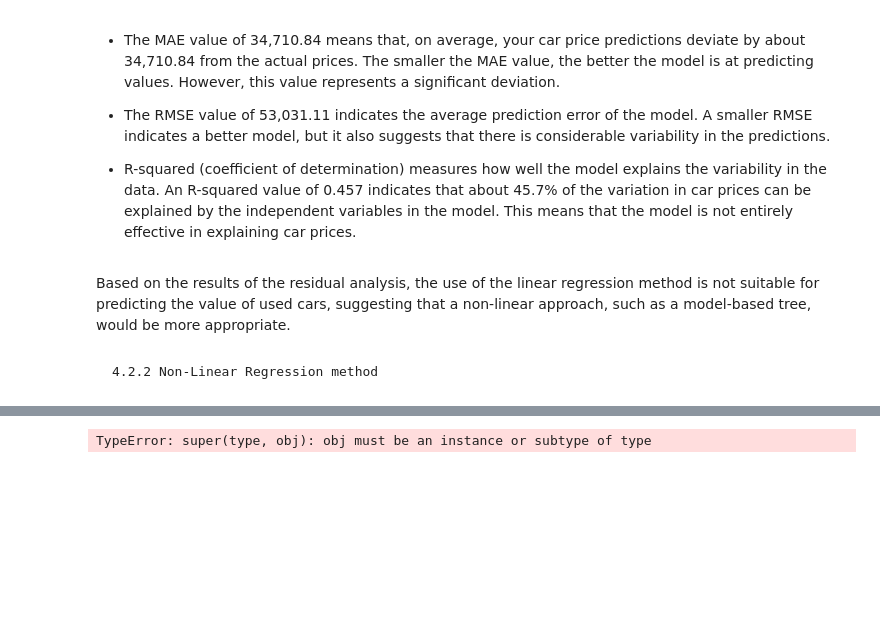
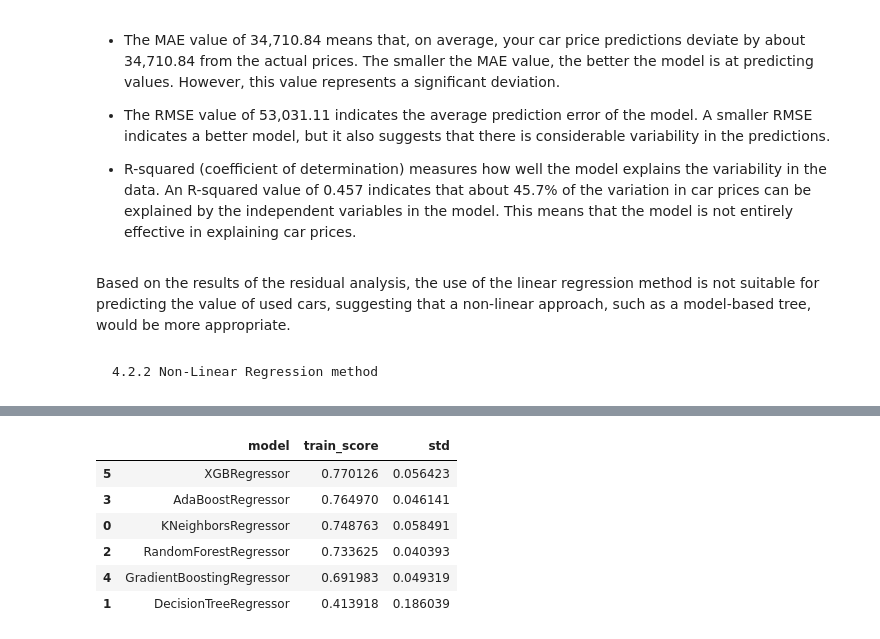
Before and after one commit to fiqrioemry/used_car_regression, a Jupyter notebook: used_car_prediction.ipynb, the cells around one changed output, grey strips where cells are left out. Saved outputs shown, nothing was run; the diff lists cells and outputs as text; code cells hidden in the pictures; blank space fills up the shorter version.

Commit message:
adding model benchmark

```diff
--- a/used_car_prediction.ipynb
+++ b/used_car_prediction.ipynb
@@ -729,7 +697,4 @@ X_train_transformed = sm.add_constant(X_train_transformed_df)
 # %%
-# Reset index pada y_train
-y_train = y_train.reset_index(drop=True)
-
-# Reset index pada X_train_transformed
-X_train_transformed = X_train_transformed.reset_index(drop=True)
+# y_train = y_train.reset_index(drop=True)
+# X_train_transformed = X_train_transformed.reset_index(drop=True)
 # %%
@@ -830,12 +767,12 @@ xgb = XGBRegressor(random_state=RANDOM_STATE)
 # %%
 non_linear_models = [knn, tree, rf, ada, gbr, xgb]
 
-model_name = []
+model_name_train = []
 
 train_score = []
 
 std_value = []
 # %%
-KFold = KFold(n_splits=5, shuffle=True, random_state = RANDOM_STATE)
+kf = KFold(n_splits=5, shuffle=True, random_state = RANDOM_STATE)
 # %%
 # Checking the train score
@@ -885,33 +807,18 @@ NameError: name 'lr' is not defined
-# %%
-for model in non_linear_models :
-    estimator = Pipeline([
-        ('preprocessor', preprocessor),
-        ('model', model)
-    ])
-
-    model_cv = cross_val_score(
-        estimator,
-        X,
-        y,
-        cv = KFold,
-        scoring = 'r2',
-        error_score = 'raise'
-    )
-
-    print(f"{model.__class__.__name__} - R² Scores: {model_cv}")
-
-    train_score.append(np.mean(model_cv))
-    std_value.append(np.std(model_cv))
-    model_name.append(model.__class__.__name__)
-# %% [output]
-TypeError: super(type, obj): obj must be an instance or subtype of type
 # %%
-# Create DataFrame to compare R-squared scores
-benchmark_model_train = pd.DataFrame({
-    'model': model_name,
+# Create DataFrame to compare adjusted R-squared scores
+benchmark_model_train= pd.DataFrame({
+    'model': model_name_train,
     'train_score': train_score,
     'std': std_value
 }).sort_values(by='train_score', ascending=False)
 
 # Display the DataFrame
-print(benchmark_model_train)
+benchmark_model_train
+# %% [output]
+|  | model | train_score | std |
+| 5 | XGBRegressor | 0.770126 | 0.056423 |
+| 3 | AdaBoostRegressor | 0.764970 | 0.046141 |
+| 0 | KNeighborsRegressor | 0.748763 | 0.058491 |
+| 2 | RandomForestRegressor | 0.733625 | 0.040393 |
+| 4 | GradientBoostingRegressor | 0.691983 | 0.049319 |
+| 1 | DecisionTreeRegressor | 0.413918 | 0.186039 |
```
Also changed, not shown: parts of 21 cells of this notebook.
